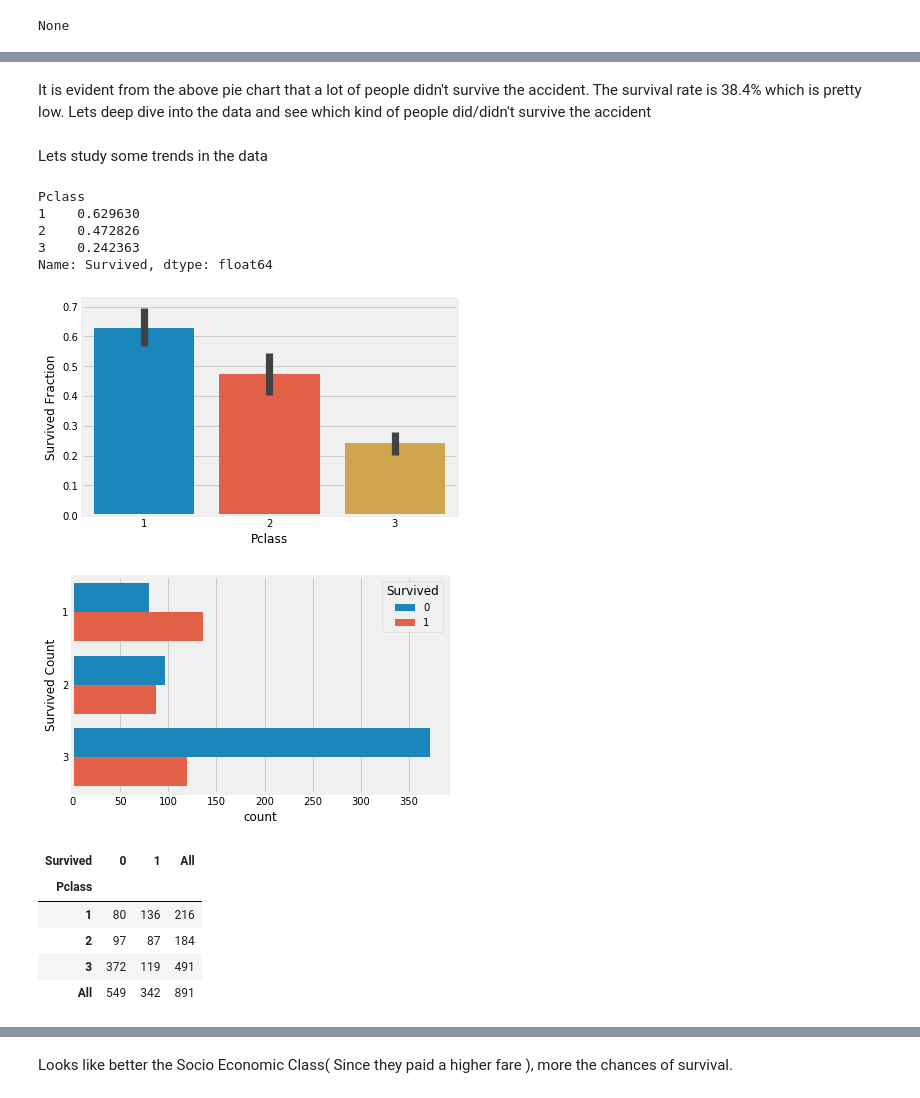
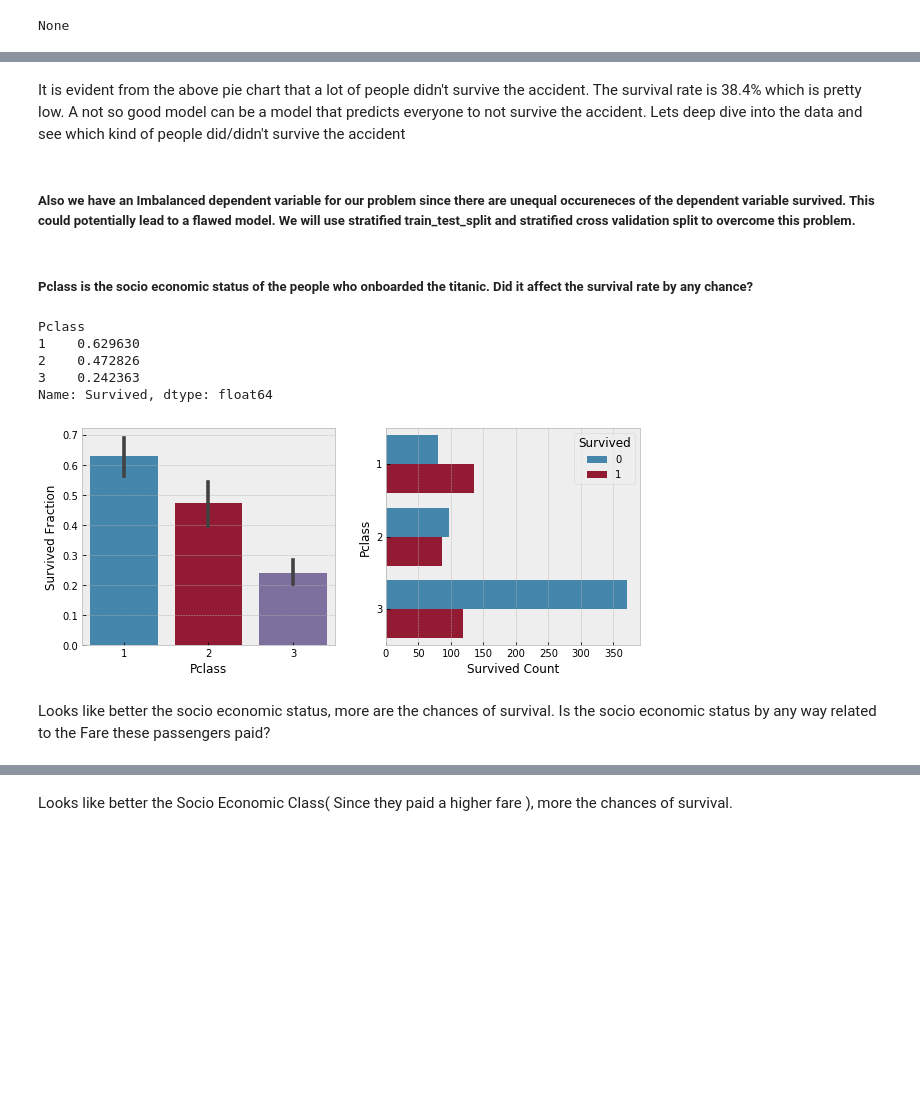
Before and after one commit to ishansoni22/kaggle, a Jupyter notebook: titanic_survival_exploration/notebook.ipynb, the cells around one changed output, grey strips where cells are left out. Cells and saved outputs as stored; diff of their text form; code cells hidden in the pictures; blank space fills up the shorter version.

```diff
--- a/titanic_survival_exploration/notebook.ipynb
+++ b/titanic_survival_exploration/notebook.ipynb
@@ -27,10 +32,10 @@ In this challenge, we ask you to complete the analysis of what sorts of people w
 # %%
-# Importing important libraries
+# Importing important libraries for EDA
 
 import pandas as pd
 import numpy as np
 import matplotlib.pyplot as plt
-plt.style.use('fivethirtyeight')
+plt.style.use('bmh')
 import seaborn as sns
 
 from IPython.display import display
@@ -40,6 +45,8 @@ from IPython.display import display
 
 import warnings
 warnings.filterwarnings('ignore')
+
+rand = 7
 # %%
 # Import the datasets and have a peek at the data
 
@@ -158,37 +165,37 @@ plt.show()
 # %% [markdown]
 It is evident from the above pie chart that a lot of people didn't survive the accident.
-The survival rate is 38.4% which is pretty low. Lets deep dive into the data and see which kind of people did/didn't survive the accident
+The survival rate is 38.4% which is pretty low.
+A not so good model can be a model that predicts everyone to not survive the accident.
+Lets deep dive into the data and see which kind of people did/didn't survive the accident
-# %% [markdown]
-Lets study some trends in the data
+# %% [markdown]
+##### Also we have an Imbalanced dependent variable for our problem since there are unequal occureneces of the dependent variable survived. This could potentially lead to a flawed model. We will use stratified train_test_split and stratified cross validation split to overcome this problem.
+# %% [markdown]
+##### Pclass is the socio economic status of the people who onboarded the titanic. Did it affect the survival rate by any chance?
 # %%
-# Relationship b/w pclass and survived
-
 survival_by_class = train_df.groupby("Pclass")["Survived"].mean()
 display(survival_by_class)
 
-sns.barplot(x = "Pclass", y = "Survived", data = train_df)
-plt.ylabel("Survived Fraction")
+f, ax = plt.subplots(1, 2, figsize = (10, 4))
+
+
+sns.barplot(x = "Pclass", y = "Survived", data = train_df, ax = ax[0])
+ax[0].set_ylabel("Survived Fraction")
+
+sns.countplot(y = 'Pclass', hue='Survived', data = train_df, ax = ax[1])
+ax[1].set_xlabel("Survived Count")
+ax[1].set_ylabel("Pclass")
+
 plt.show()
-
-sns.countplot(y = 'Pclass', hue='Survived', data = train_df)
-plt.ylabel("Survived Count")
-plt.show()
-
-pd.crosstab(train_df["Pclass"], train_df["Survived"], margins = True).style.background_gradient(cmap = 'summer_r')
 # %% [output]
 Pclass
 1    0.629630
 2    0.472826
 3    0.242363
 Name: Survived, dtype: float64
-[figure, old version]
+[figure, new version]
-[figure, removed]
-| Survived | 0 | 1 | All |
-| Pclass |  |  |  |
-| 1 | 80 | 136 | 216 |
-| 2 | 97 | 87 | 184 |
-| 3 | 372 | 119 | 491 |
-| All | 549 | 342 | 891 |
+# %% [markdown]
+Looks like better the socio economic status, more are the chances of survival.
+Is the socio economic status by any way related to the Fare these passengers paid?
 # %%
 sns.barplot(x = "Pclass", y = "Fare", data = train_df)
 plt.ylabel("Average Fare")
```
Also changed, not shown: parts of 108 cells of this notebook, 1 other file.
